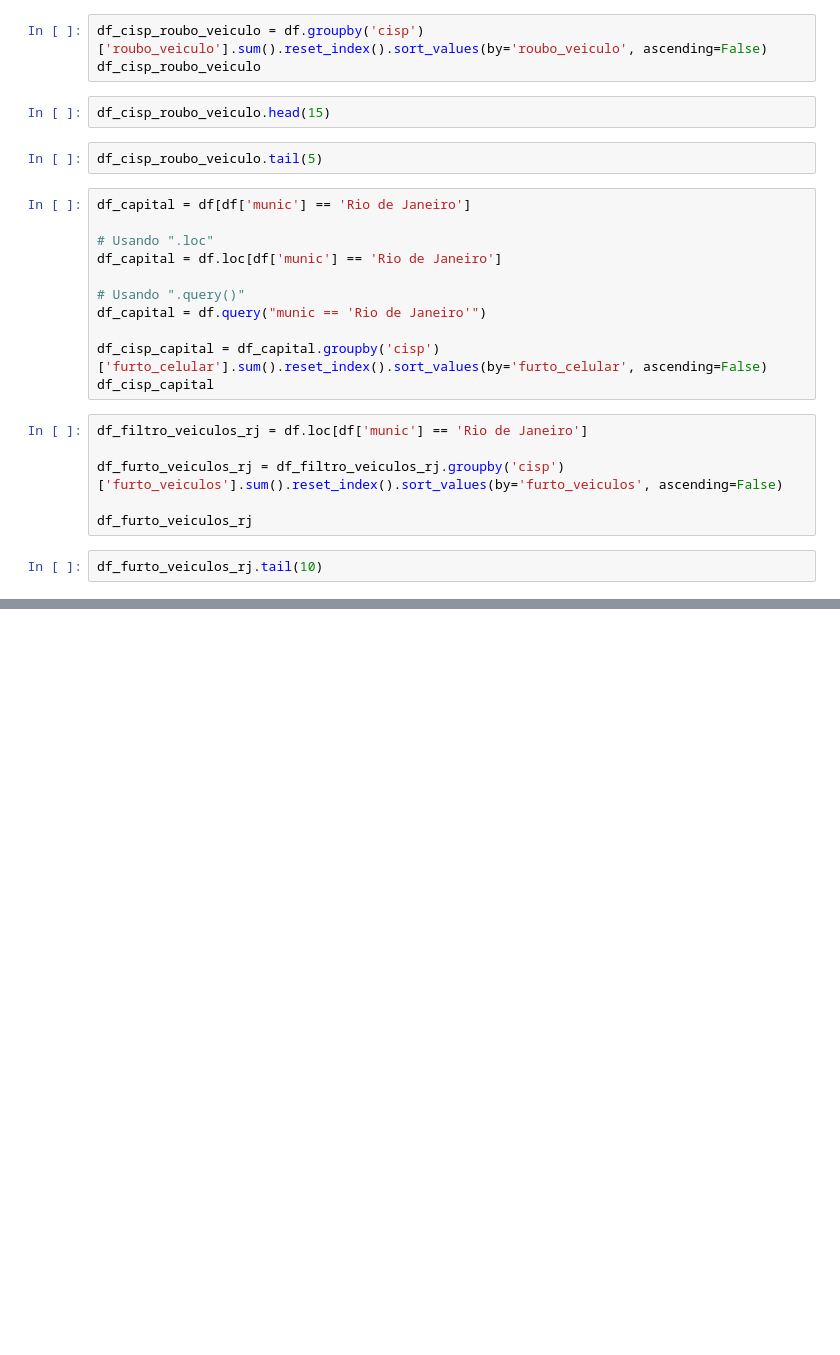
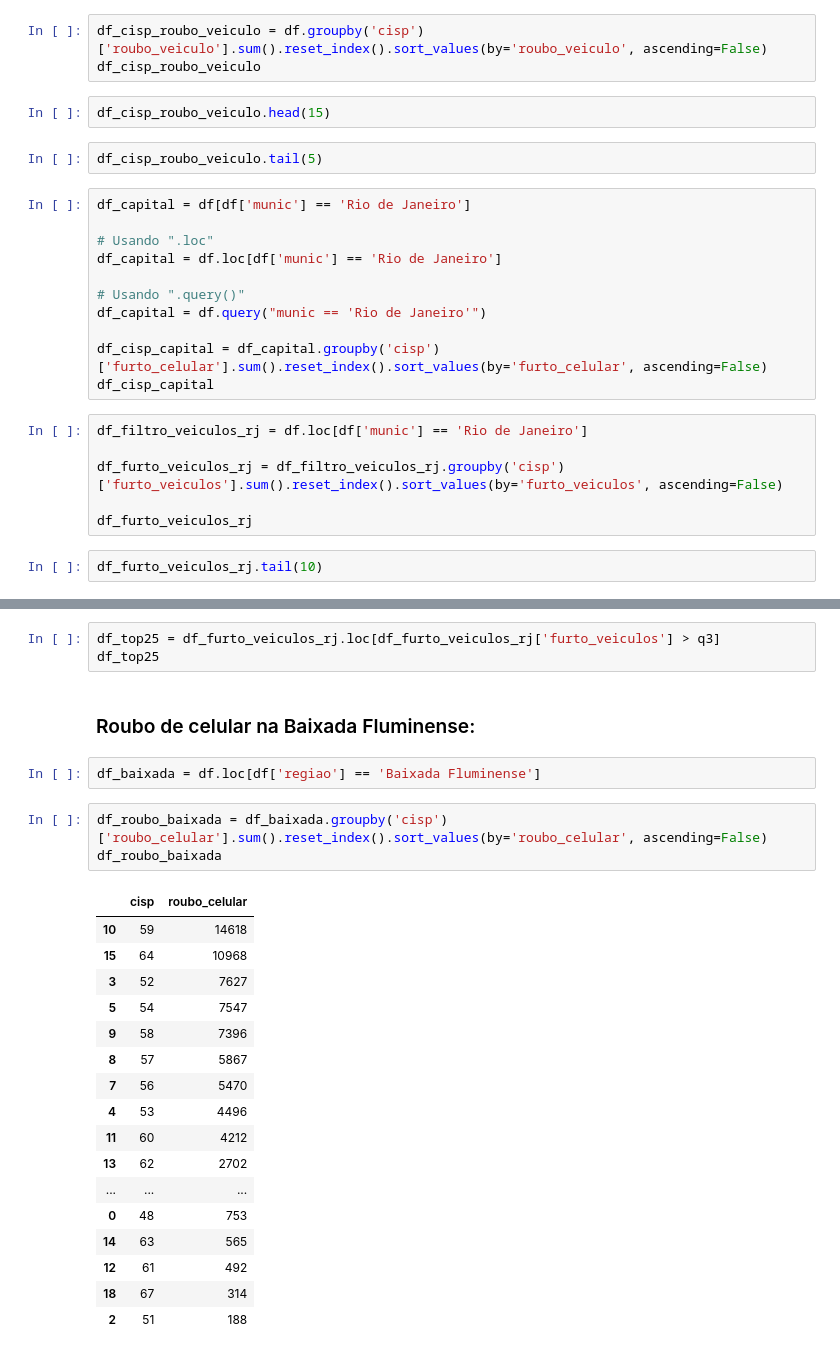
Before and after one commit to RafaelCruz660/UC2_Senac_dados, a Jupyter notebook: isp.ipynb, the cells around one changed output, grey strips where cells are left out. Cells and saved outputs as stored; diff of their text form; blank space fills up the shorter version.

```diff
--- a/isp.ipynb
+++ b/isp.ipynb
@@ -37,0 +76,28 @@ df_furto_veiculos_rj.tail(10)
+# %%
+df_top25 = df_furto_veiculos_rj.loc[df_furto_veiculos_rj['furto_veiculos'] > q3]
+df_top25
+# %% [markdown]
+### Roubo de celular na Baixada Fluminense:
+# %%
+df_baixada = df.loc[df['regiao'] == 'Baixada Fluminense']
+# %%
+df_roubo_baixada = df_baixada.groupby('cisp')['roubo_celular'].sum().reset_index().sort_values(by='roubo_celular', ascending=False)
+df_roubo_baixada
+# %% [output]
+|  | cisp | roubo_celular |
+| 10 | 59 | 14618 |
+| 15 | 64 | 10968 |
+| 3 | 52 | 7627 |
+| 5 | 54 | 7547 |
+| 9 | 58 | 7396 |
+| 8 | 57 | 5867 |
+| 7 | 56 | 5470 |
+| 4 | 53 | 4496 |
+| 11 | 60 | 4212 |
+| 13 | 62 | 2702 |
+| ... | ... | ... |
+| 0 | 48 | 753 |
+| 14 | 63 | 565 |
+| 12 | 61 | 492 |
+| 18 | 67 | 314 |
+| 2 | 51 | 188 |
```
Also changed, not shown: parts of 22 cells of this notebook, 1 other file.
